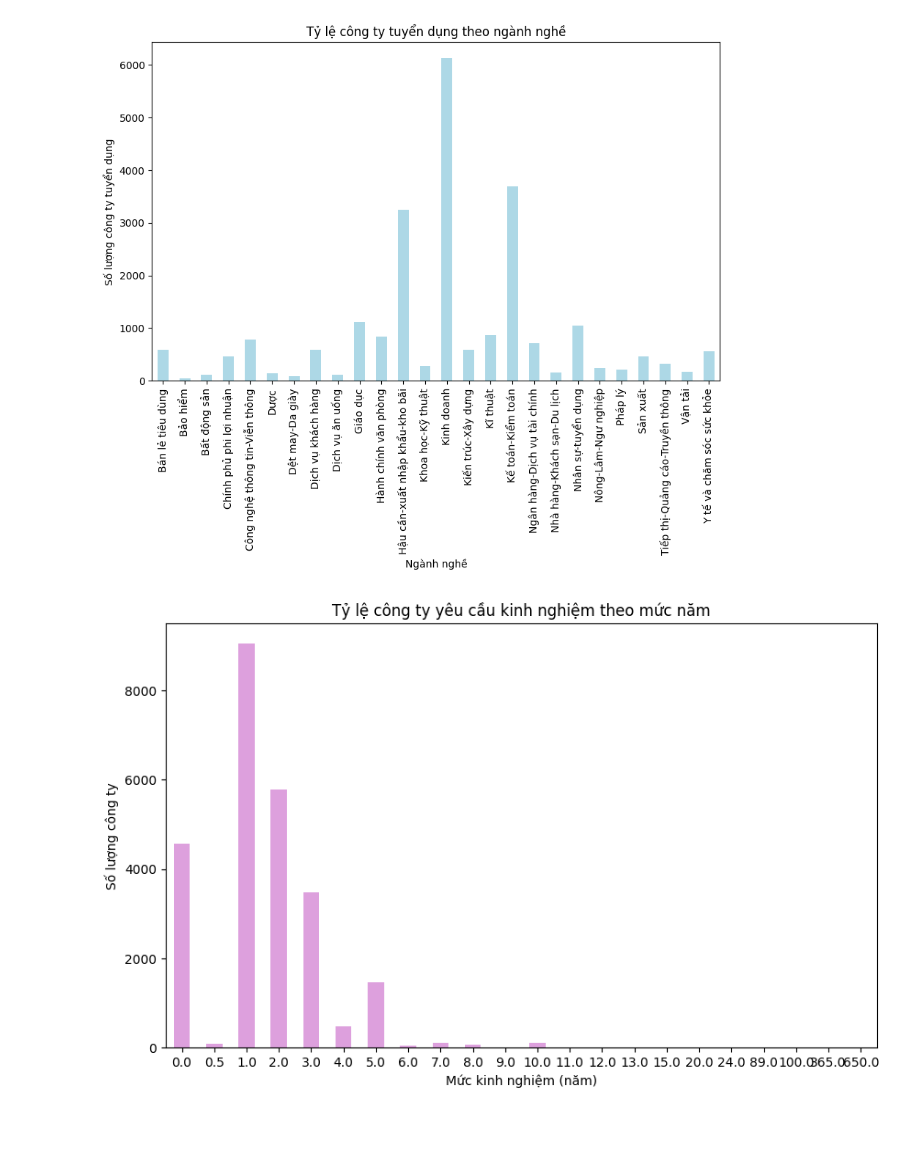
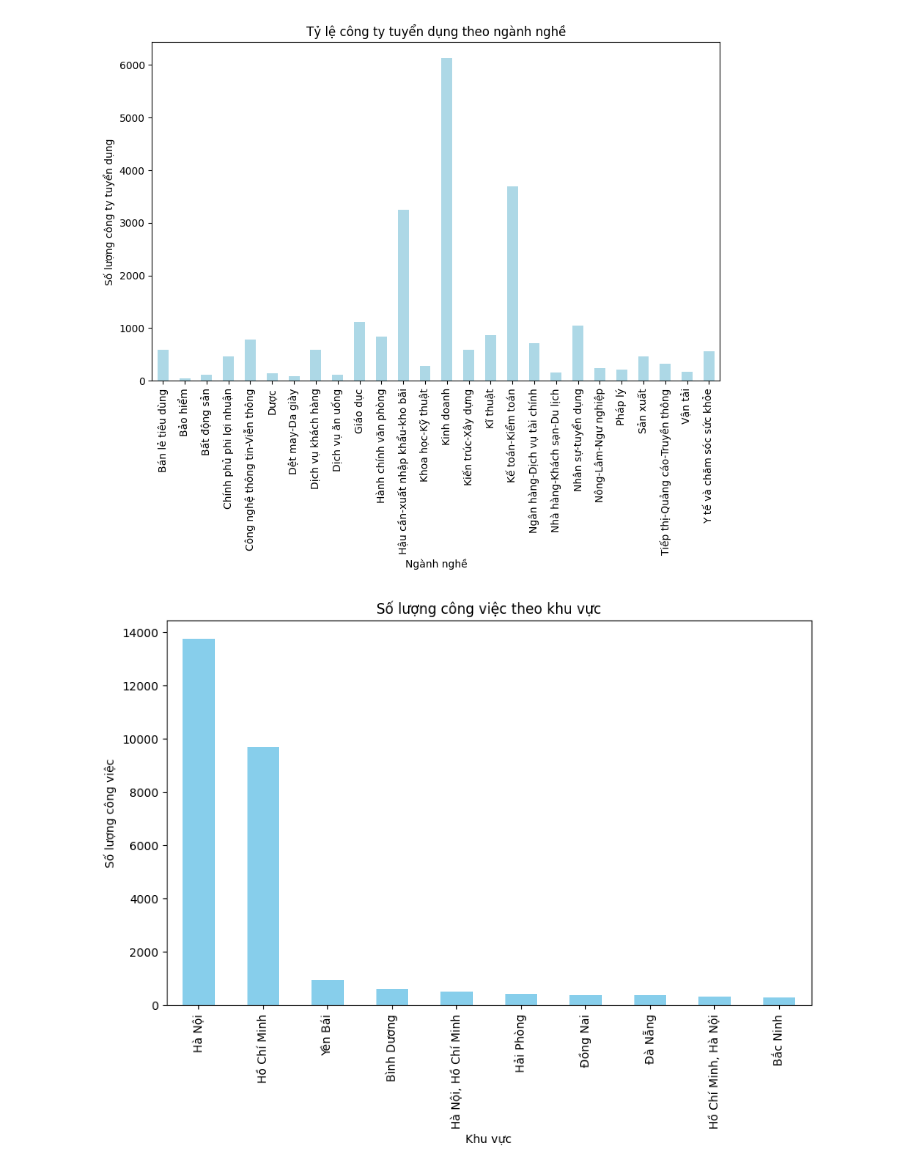
Before and after one commit to dodangquyen22/Analyst-Job, a Jupyter notebook: Job_analyst-checkpoint.ipynb, the cells around one changed output. Drawn from its saved outputs; the diff is of its cells as text; code cells hidden in the pictures; blank space fills up the shorter version.

```diff
--- a/Job_analyst-checkpoint.ipynb
+++ b/Job_analyst-checkpoint.ipynb
@@ -260,10 +257,14 @@ experience_counts = df_all['yrs_of_exp_min'].dropna().value_counts().sort_index(
-# %%
-plt.figure(figsize=(10, 5))
-experience_counts.plot(kind='bar', color='plum')
-plt.title('Tỷ lệ công ty yêu cầu kinh nghiệm theo mức năm')
-plt.xlabel('Mức kinh nghiệm (năm)')
-plt.ylabel('Số lượng công ty')
-plt.xticks(rotation=0)  # Giữ cho nhãn trên trục x không bị xoay
-plt.show()
-# %% [output]
-[figure, removed]
+# %%
+# Đếm số lượng công việc theo khu vực
+job_counts_by_region = df_all['locations'].value_counts().head(10)
+
+# Vẽ biểu đồ số lượng công việc theo khu vực
+plt.figure(figsize=(10, 6))
+job_counts_by_region.plot(kind='bar', color='skyblue')
+plt.title('Số lượng công việc theo khu vực')
+plt.xlabel('Khu vực')
+plt.ylabel('Số lượng công việc')
+plt.xticks(rotation=90)
+plt.show()
+# %% [output]
+[figure, added]
```
Also changed, not shown: parts of 3 cells of this notebook.
